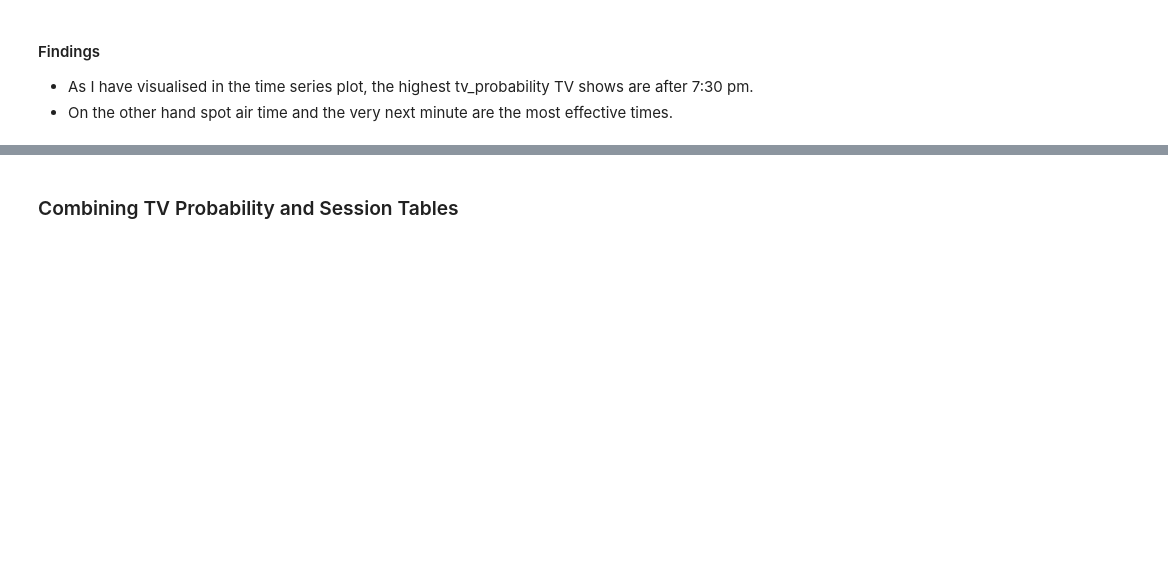
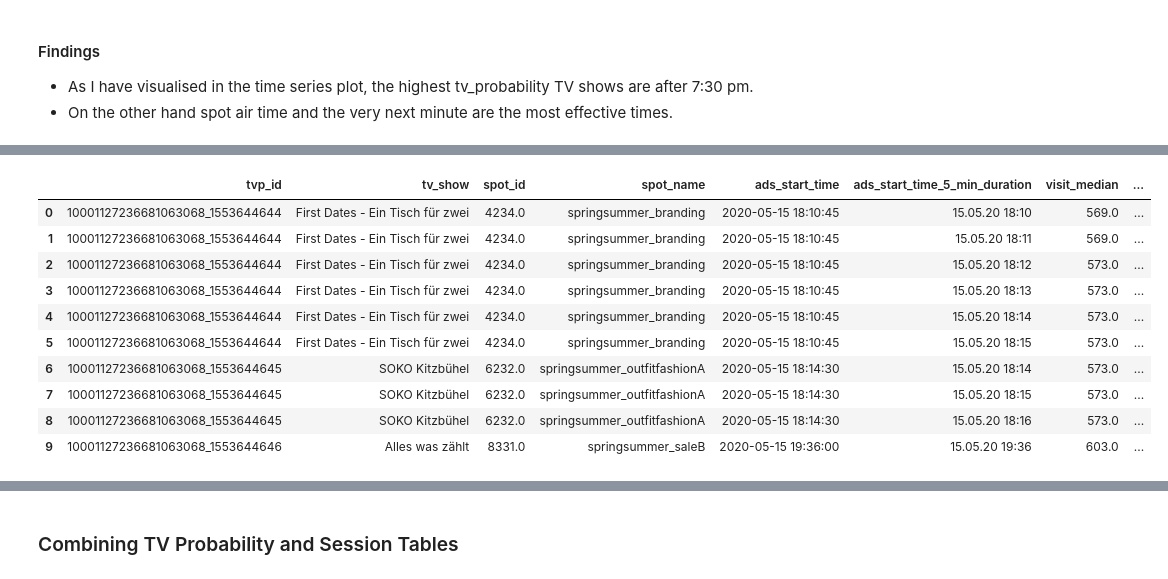
Before and after one commit to ElifKarakutukDinc/e-commerce_tv_spot_attribution_analysis, a Jupyter notebook: TV_Probability.ipynb, the cells around one changed output, grey strips where cells are left out. Saved outputs shown, nothing was run; the diff lists cells and outputs as text; code cells hidden in the pictures; blank space fills up the shorter version.

```diff
--- a/TV_Probability.ipynb
+++ b/TV_Probability.ipynb
@@ -544,0 +556,19 @@ final_calculation_df.sort_values(
+# %%
+# Merging final calculation and audience tables
+final_calculation_df = pd.merge(
+    final_calculation_df, audience_df, how="inner", on="tv_show"
+)
+# %%
+final_calculation_df.head(10)
+# %% [output]
+|  | tvp_id | tv_show | spot_id | spot_name | ads_start_time | ads_start_time_5_min_duration | visit_median | ... |
+| 0 | 10001127236681063068_1553644644 | First Dates - Ein Tisch für zwei | 4234.0 | springsummer_branding | 2020-05-15 18:10:45 | 15.05.20 18:10 | 569.0 | ... |
+| 1 | 10001127236681063068_1553644644 | First Dates - Ein Tisch für zwei | 4234.0 | springsummer_branding | 2020-05-15 18:10:45 | 15.05.20 18:11 | 569.0 | ... |
+| 2 | 10001127236681063068_1553644644 | First Dates - Ein Tisch für zwei | 4234.0 | springsummer_branding | 2020-05-15 18:10:45 | 15.05.20 18:12 | 573.0 | ... |
+| 3 | 10001127236681063068_1553644644 | First Dates - Ein Tisch für zwei | 4234.0 | springsummer_branding | 2020-05-15 18:10:45 | 15.05.20 18:13 | 573.0 | ... |
+| 4 | 10001127236681063068_1553644644 | First Dates - Ein Tisch für zwei | 4234.0 | springsummer_branding | 2020-05-15 18:10:45 | 15.05.20 18:14 | 573.0 | ... |
+| 5 | 10001127236681063068_1553644644 | First Dates - Ein Tisch für zwei | 4234.0 | springsummer_branding | 2020-05-15 18:10:45 | 15.05.20 18:15 | 573.0 | ... |
+| 6 | 10001127236681063068_1553644645 | SOKO Kitzbühel | 6232.0 | springsummer_outfitfashionA | 2020-05-15 18:14:30 | 15.05.20 18:14 | 573.0 | ... |
+| 7 | 10001127236681063068_1553644645 | SOKO Kitzbühel | 6232.0 | springsummer_outfitfashionA | 2020-05-15 18:14:30 | 15.05.20 18:15 | 573.0 | ... |
+| 8 | 10001127236681063068_1553644645 | SOKO Kitzbühel | 6232.0 | springsummer_outfitfashionA | 2020-05-15 18:14:30 | 15.05.20 18:16 | 573.0 | ... |
+| 9 | 10001127236681063068_1553644646 | Alles was zählt | 8331.0 | springsummer_saleB | 2020-05-15 19:36:00 | 15.05.20 19:36 | 603.0 | ... |
```
Also changed, not shown: parts of 14 cells of this notebook.
